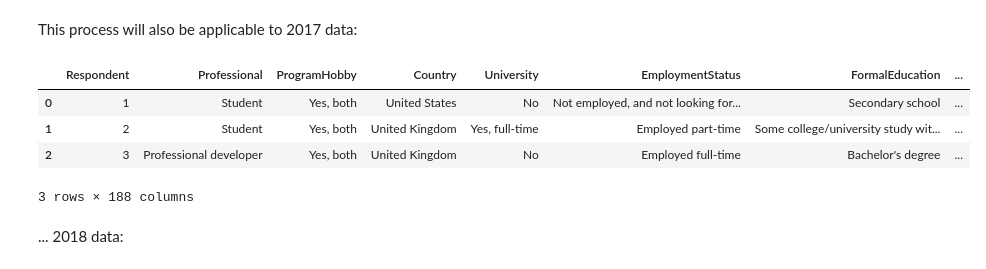
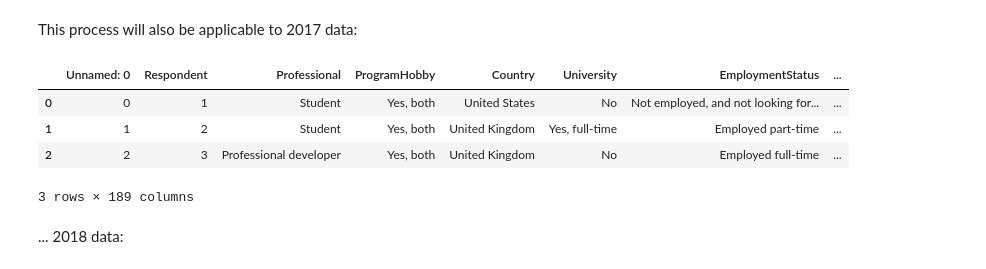
Before and after one commit to alfreedolf/stackoverflow_multiple_years, a Jupyter notebook: notebooks/1.LanguagesPopularityByYear.ipynb, the cells around one changed output. Saved outputs shown, nothing was run; the diff lists cells and outputs as text; code cells hidden in the pictures.

```diff
--- a/notebooks/1.LanguagesPopularityByYear.ipynb
+++ b/notebooks/1.LanguagesPopularityByYear.ipynb
@@ -207,18 +207,18 @@ This process will also be applicable to 2017 data:
 file_name = "2017_results_prepared.csv"
 complete_file_name = os.path.join(path.parent, "data", file_name)
 # %%
-if os.path.isfile(file_name):
-    df_surveys_2017 = pd.read_csv(complete_file_name)
+if os.path.isfile(complete_file_name):
+    df_surveys_17 = pd.read_csv(complete_file_name)
 else:
     df_surveys_17 = feature_split(df=df_surveys_11_to_21[2017], column_to_split="HaveWorkedLanguage", inplace=False)
     df_surveys_17.to_csv(complete_file_name)
 df_surveys_17.head(3)
 # %% [output]
-|  | Respondent | Professional | ProgramHobby | Country | University | EmploymentStatus | FormalEducation | ... |
-| 0 | 1 | Student | Yes, both | United States | No | Not employed, and not looking for... | Secondary school | ... |
-| 1 | 2 | Student | Yes, both | United Kingdom | Yes, full-time | Employed part-time | Some college/university study wit... | ... |
-| 2 | 3 | Professional developer | Yes, both | United Kingdom | No | Employed full-time | Bachelor's degree | ... |
+|  | Unnamed: 0 | Respondent | Professional | ProgramHobby | Country | University | EmploymentStatus | ... |
+| 0 | 0 | 1 | Student | Yes, both | United States | No | Not employed, and not looking for... | ... |
+| 1 | 1 | 2 | Student | Yes, both | United Kingdom | Yes, full-time | Employed part-time | ... |
+| 2 | 2 | 3 | Professional developer | Yes, both | United Kingdom | No | Employed full-time | ... |
-3 rows × 188 columns
+3 rows × 189 columns
 # %% [markdown]
 ... 2018 data:
 # %%
```
Also changed, not shown: parts of 35 cells of this notebook, 1 other file.
